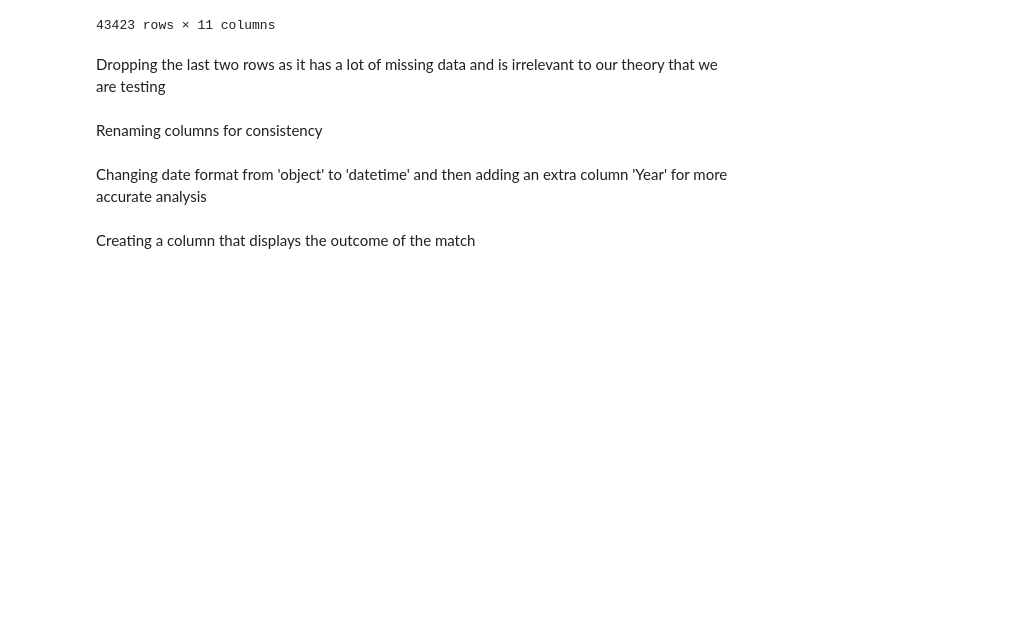
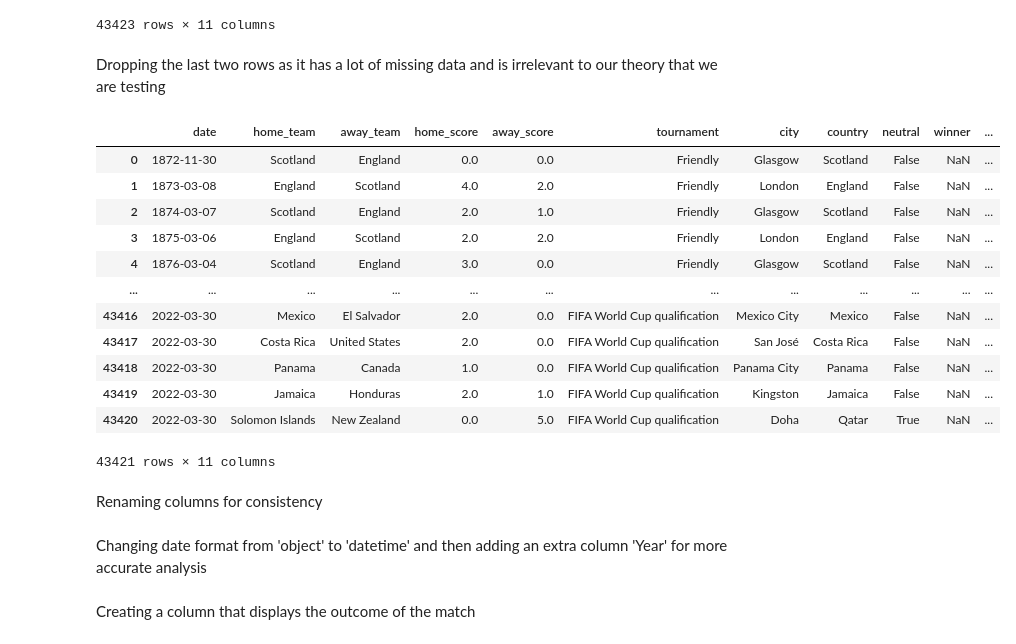
Before and after one commit to hamza-shakir/international-football-dashboard, a Jupyter notebook: home-advantage-in-football.ipynb, the cells around one changed output. Cells and saved outputs as stored; diff of their text form; code cells hidden in the pictures; blank space fills up the shorter version.

```diff
--- a/home-advantage-in-football.ipynb
+++ b/home-advantage-in-football.ipynb
@@ -58,6 +90,21 @@ rs
 Dropping the last two rows as it has a lot of missing data and is irrelevant to our theory that we are testing
 # %%
 rs.drop([43421, 43422], inplace = True)
+rs
+# %% [output]
+|  | date | home_team | away_team | home_score | away_score | tournament | city | country | neutral | winner | ... |
+| 0 | 1872-11-30 | Scotland | England | 0.0 | 0.0 | Friendly | Glasgow | Scotland | False | NaN | ... |
+| 1 | 1873-03-08 | England | Scotland | 4.0 | 2.0 | Friendly | London | England | False | NaN | ... |
+| 2 | 1874-03-07 | Scotland | England | 2.0 | 1.0 | Friendly | Glasgow | Scotland | False | NaN | ... |
+| 3 | 1875-03-06 | England | Scotland | 2.0 | 2.0 | Friendly | London | England | False | NaN | ... |
+| 4 | 1876-03-04 | Scotland | England | 3.0 | 0.0 | Friendly | Glasgow | Scotland | False | NaN | ... |
+| ... | ... | ... | ... | ... | ... | ... | ... | ... | ... | ... | ... |
+| 43416 | 2022-03-30 | Mexico | El Salvador | 2.0 | 0.0 | FIFA World Cup qualification | Mexico City | Mexico | False | NaN | ... |
+| 43417 | 2022-03-30 | Costa Rica | United States | 2.0 | 0.0 | FIFA World Cup qualification | San José | Costa Rica | False | NaN | ... |
+| 43418 | 2022-03-30 | Panama | Canada | 1.0 | 0.0 | FIFA World Cup qualification | Panama City | Panama | False | NaN | ... |
+| 43419 | 2022-03-30 | Jamaica | Honduras | 2.0 | 1.0 | FIFA World Cup qualification | Kingston | Jamaica | False | NaN | ... |
+| 43420 | 2022-03-30 | Solomon Islands | New Zealand | 0.0 | 5.0 | FIFA World Cup qualification | Doha | Qatar | True | NaN | ... |
+43421 rows × 11 columns
 # %% [markdown]
 Renaming columns for consistency
 # %%
```
Also changed, not shown: parts of 7 cells of this notebook.
